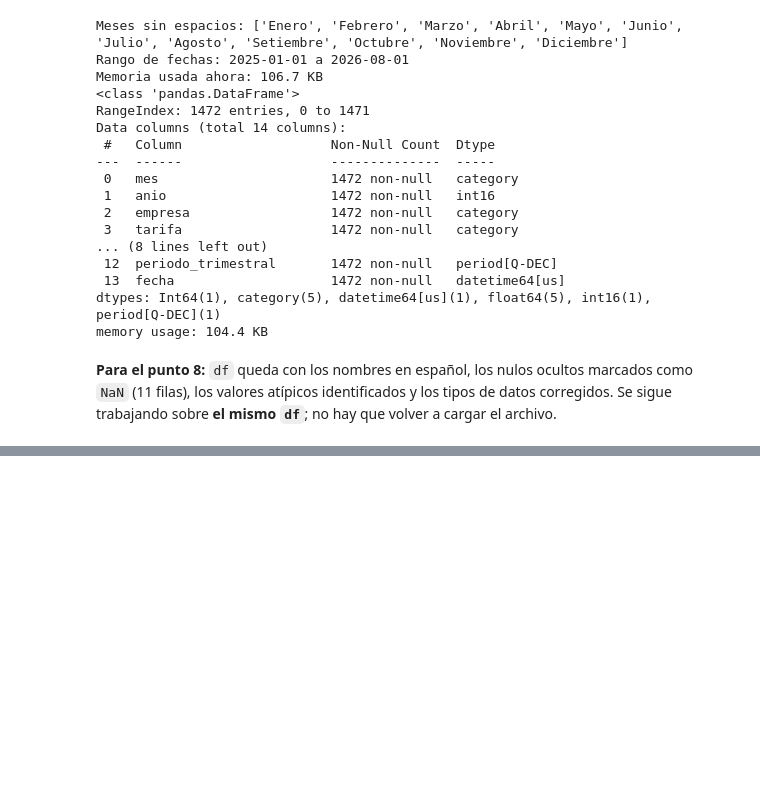
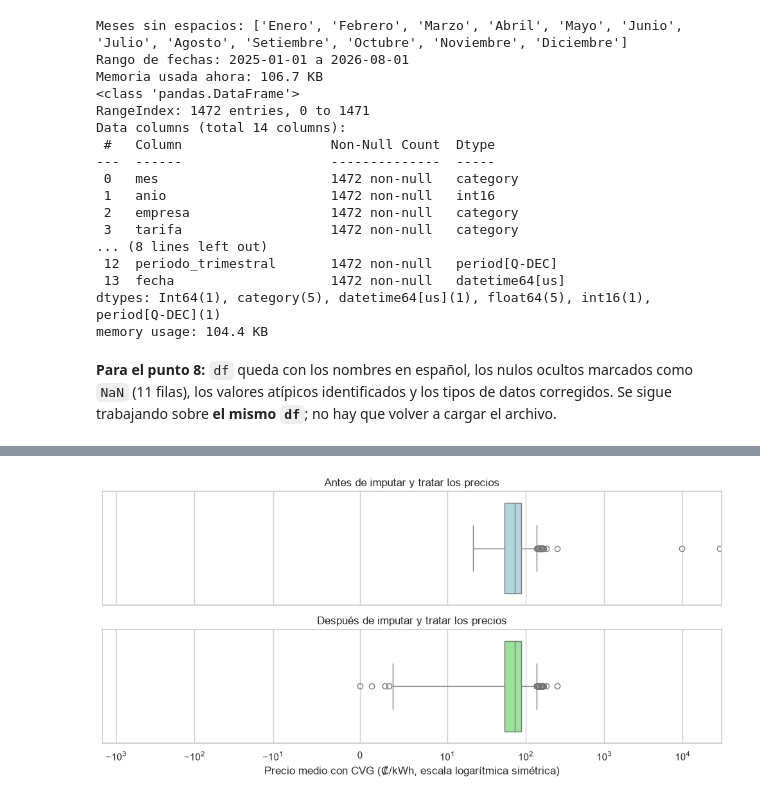
Before and after one commit to Sweetkriiz/Laboratorio4-main, a Jupyter notebook: lab4_IC2025.ipynb, the cells around one changed output, grey strips where cells are left out. Saved outputs shown, nothing was run; the diff lists cells and outputs as text; code cells hidden in the pictures; blank space fills up the shorter version.

```diff
--- a/lab4_IC2025.ipynb
+++ b/lab4_IC2025.ipynb
@@ -593,0 +631,8 @@ memory usage: 104.4 KB
+# %%
+df = eliminar_total_nacional(df)
+precio_con_cvg_antes = df["precio_medio_con_cvg"].copy()
+
+df = imputar_nulos(df)
+df = tratar_atipicos(df)
+
+df.isnull().sum()
@@ -593,0 +655,14 @@ memory usage: 104.4 KB
+# %%
+fig, ejes = plt.subplots(2, 1, figsize=(10, 5), sharex=True)
+sns.boxplot(x=precio_con_cvg_antes.dropna(), ax=ejes[0], color="lightblue")
+sns.boxplot(x=df["precio_medio_con_cvg"], ax=ejes[1], color="lightgreen")
+
+ejes[0].set_title("Antes de imputar y tratar los precios")
+ejes[0].set_xlabel("")
+ejes[1].set_title("Después de imputar y tratar los precios")
+ejes[1].set_xscale("symlog", linthresh=10)
+ejes[1].set_xlabel("Precio medio con CVG (₡/kWh, escala logarítmica simétrica)")
+fig.tight_layout()
+plt.show()
+# %% [output]
+[figure, added]
```
Also changed, not shown: parts of 16 cells of this notebook.
